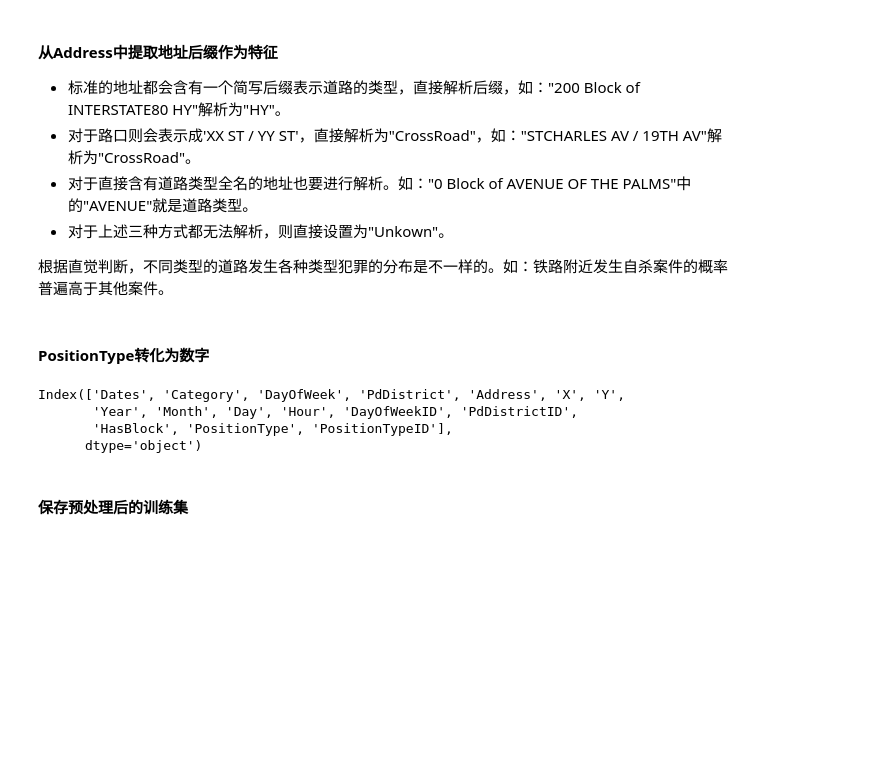
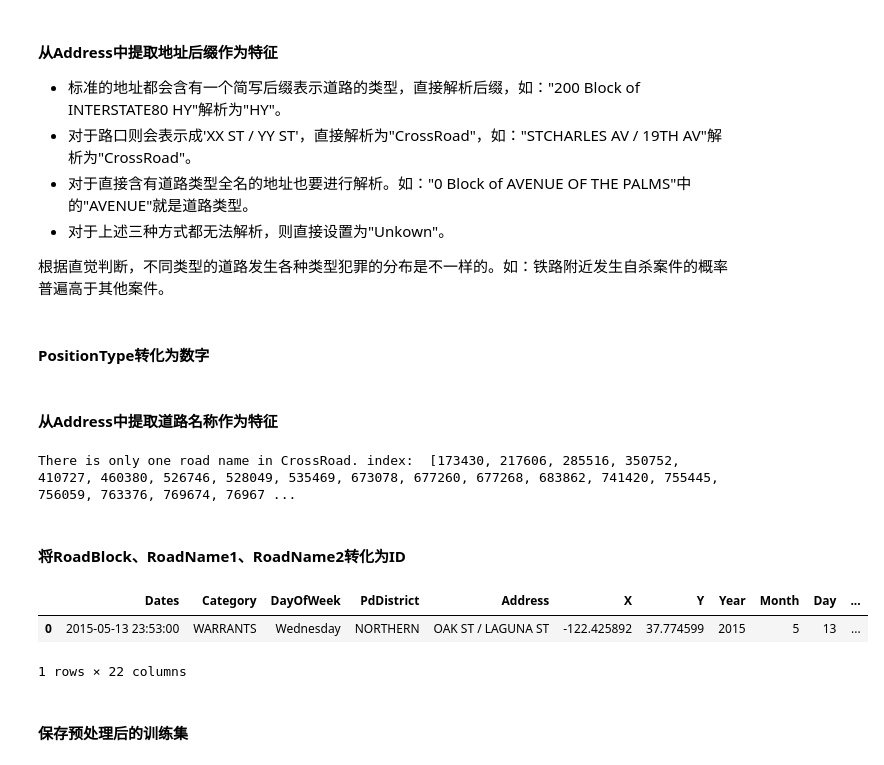
Before and after one commit to SongShawn/MachineLearning, a Jupyter notebook: capstone/solutions/solution.ipynb, the cells around one changed output. Drawn from its saved outputs; the diff is of its cells as text; code cells hidden in the pictures; blank space fills up the shorter version.

```diff
--- a/capstone/solutions/solution.ipynb
+++ b/capstone/solutions/solution.ipynb
@@ -95,45 +81,32 @@ train_data = datapre.extra_address_for_block(train_data)
 - 对于上述三种方式都无法解析，则直接设置为"Unkown"。
 
 根据直觉判断，不同类型的道路发生各种类型犯罪的分布是不一样的。如：铁路附近发生自杀案件的概率普遍高于其他案件。
-# %%
-train_data['PositionType'] = None
-suffixs = ["AL","AV","BL","CR","CT","DR","EX","HWY","HY","LN","PL","PZ","RD","ST","TR","WY","WAY"]
-suffix_names = ["Alley","Avenue","Boulevard","Circle","Court","Drive","Expressway","Highway","Highway",
-                "Lane","Place","Plaza","Road","Street","Terrace","Way","Way"]
-cross_road = "CrossRoad" # 交叉路口，含有/的
-unkown_road = "Unkown"
-
-# 设置交叉路口
-train_data.loc[train_data['Address'].str.contains('/'), 'PositionType'] = cross_road
-
-# 查找缩写并设置
-for a in suffixs:
-    train_data.loc[(train_data['Address'].str.contains('/') == False)
-                   & (train_data['Address'].str.contains(' '+a+'$')), 'PositionType'] = a
-
-# 查找全程并设置
-for i,d in enumerate(suffix_names):
-    train_data.loc[(train_data['PositionType'].isna())
-                   & (train_data['Address'].str.contains(d, case=False)), 'PositionType'] = suffixs[i]
-
-# 无法解析的均设置为Unkown
-train_data.loc[(train_data['PositionType'].isna()), 'PositionType'] = unkown_road
-
-# 合并 HWY HY，合并 WY WAY
-train_data.loc[train_data['PositionType'] == "HWY", "PositionType"] = "HY"
-train_data.loc[train_data['PositionType'] == "WAY", "PositionType"] = "WY"
+# %%
+train_data = datapre.extra_address_for_suffix(train_data)
 # %% [markdown]
 #### PositionType转化为数字
 # %%
 PositionTypeEnc = LabelEncoder()
 train_data['PositionTypeID'] = PositionTypeEnc.fit_transform(train_data['PositionType'])
-# %%
-train_data.columns
-# %% [output]
-Index(['Dates', 'Category', 'DayOfWeek', 'PdDistrict', 'Address', 'X', 'Y',
-       'Year', 'Month', 'Day', 'Hour', 'DayOfWeekID', 'PdDistrictID',
-       'HasBlock', 'PositionType', 'PositionTypeID'],
-      dtype='object')
+# %% [markdown]
+#### 从Address中提取道路名称作为特征
+# %%
+train_data = datapre.extra_address_for_infos(train_data)
+# %% [output]
+There is only one road name in CrossRoad. index:  [173430, 217606, 285516, 350752, 410727, 460380, 526746, 528049, 535469, 673078, 677260, 677268, 683862, 741420, 755445, 756059, 763376, 769674, 76967 ...
+# %% [markdown]
+#### 将RoadBlock、RoadName1、RoadName2转化为ID
+# %%
+RoadBlockEnc, RoadName1Enc, RoadName2Enc = LabelEncoder(), LabelEncoder(), LabelEncoder()
+train_data["RoadBlockID"] = RoadBlockEnc.fit_transform(train_data["RoadBlock"])
+train_data["RoadName1ID"] = RoadName1Enc.fit_transform(train_data["RoadName1"])
+train_data["RoadName2ID"] = RoadName2Enc.fit_transform(train_data["RoadName2"])
+# %%
+train_data.head(1)
+# %% [output]
+|  | Dates | Category | DayOfWeek | PdDistrict | Address | X | Y | Year | Month | Day | ... |
+| 0 | 2015-05-13 23:53:00 | WARRANTS | Wednesday | NORTHERN | OAK ST / LAGUNA ST | -122.425892 | 37.774599 | 2015 | 5 | 13 | ... |
+1 rows × 22 columns
 # %% [markdown]
 #### 保存预处理后的训练集
 # %%
```
Also changed, not shown: parts of 23 cells of this notebook, 19 other files.
